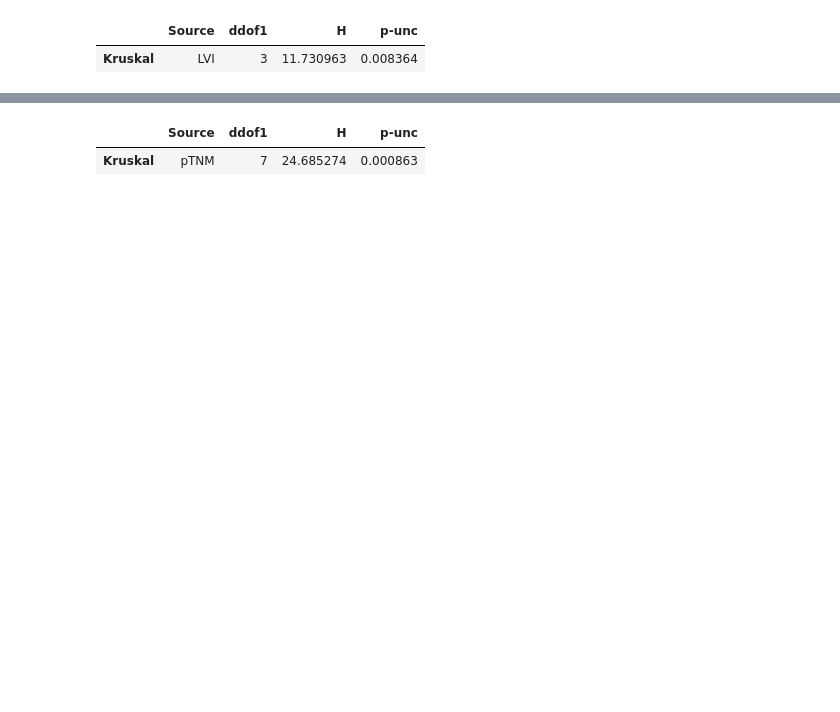
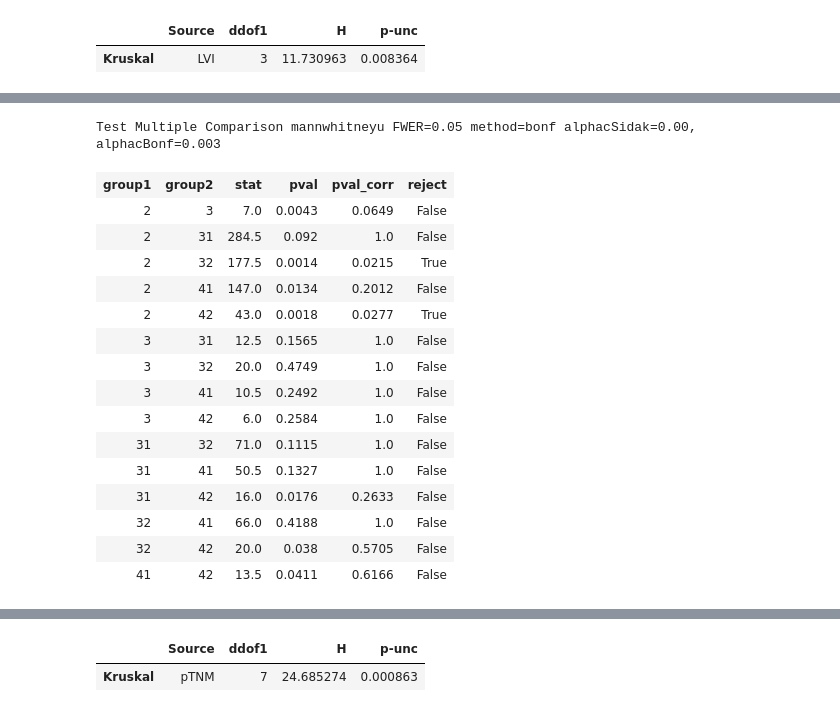
Before and after one commit to ark1st/-Arduino-for-IoT, a Jupyter notebook: NIPA/NIPA.ipynb, the cells around one changed output, grey strips where cells are left out. Cells and saved outputs as stored; diff of their text form; code cells hidden in the pictures; blank space fills up the shorter version.

```diff
--- a/NIPA/NIPA.ipynb
+++ b/NIPA/NIPA.ipynb
@@ -214,0 +277,26 @@ kruskal(data=PNI, dv='OS', between='PNI')
+# %%
+from scipy.stats import mannwhitneyu
+from statsmodels.sandbox.stats.multicomp import MultiComparison
+
+comp = MultiComparison(pN['OS'], pN['pN'])
+
+result = comp.allpairtest(mannwhitneyu, method='bonf')
+result[0]
+# %% [output]
+Test Multiple Comparison mannwhitneyu FWER=0.05 method=bonf alphacSidak=0.00, alphacBonf=0.003
+| group1 | group2 | stat | pval | pval_corr | reject |
+| 2 | 3 | 7.0 | 0.0043 | 0.0649 | False |
+| 2 | 31 | 284.5 | 0.092 | 1.0 | False |
+| 2 | 32 | 177.5 | 0.0014 | 0.0215 | True |
+| 2 | 41 | 147.0 | 0.0134 | 0.2012 | False |
+| 2 | 42 | 43.0 | 0.0018 | 0.0277 | True |
+| 3 | 31 | 12.5 | 0.1565 | 1.0 | False |
+| 3 | 32 | 20.0 | 0.4749 | 1.0 | False |
+| 3 | 41 | 10.5 | 0.2492 | 1.0 | False |
+| 3 | 42 | 6.0 | 0.2584 | 1.0 | False |
+| 31 | 32 | 71.0 | 0.1115 | 1.0 | False |
+| 31 | 41 | 50.5 | 0.1327 | 1.0 | False |
+| 31 | 42 | 16.0 | 0.0176 | 0.2633 | False |
+| 32 | 41 | 66.0 | 0.4188 | 1.0 | False |
+| 32 | 42 | 20.0 | 0.038 | 0.5705 | False |
+| 41 | 42 | 13.5 | 0.0411 | 0.6166 | False |
```
Also changed, not shown: parts of 17 cells of this notebook.
